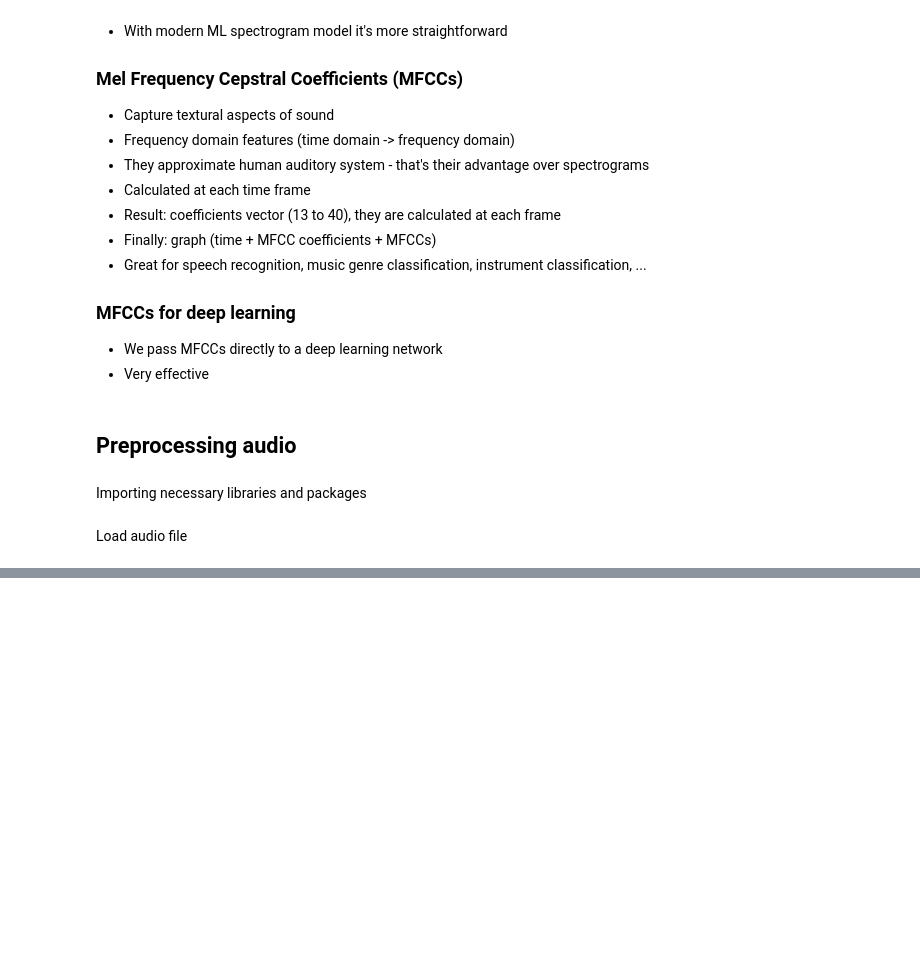
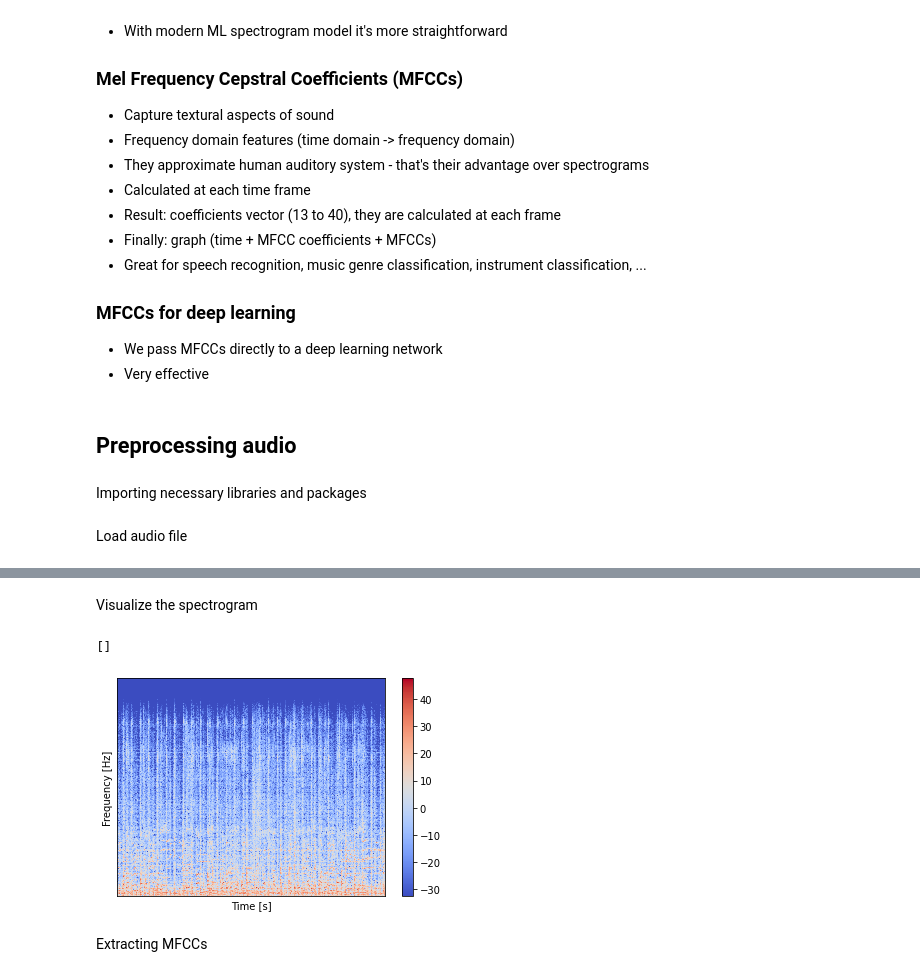
Before and after one commit to marcelbieniek/deep-learning-basics-project, a Jupyter notebook: p1.ipynb, the cells around one changed output, grey strips where cells are left out. Saved outputs shown, nothing was run; the diff lists cells and outputs as text; code cells hidden in the pictures; blank space fills up the shorter version.

```diff
--- a/p1.ipynb
+++ b/p1.ipynb
@@ -71,0 +120,24 @@ Load audio file
+# %%
+# Perform STFT
+n_fft = 2048 # number of samples per FFT, time window to consider when performing a single FFT
+hop_length = 512 # amount we are shifting each fourier transform to the right (slide the interval to the right)
+
+stft = librosa.core.stft(signal, hop_length=hop_length, n_fft=n_fft)
+
+spectrogram = np.abs(stft)
+# %% [markdown]
+Visualize the spectrogram
+# %%
+# calculate log spectrogram (use logarithmic scale)
+log_spectrogram = librosa.amplitude_to_db(spectrogram)
+
+librosa.display.specshow(log_spectrogram, sr=sr, hop_length=hop_length) # heatmap-like graph
+plt.xlabel("Time [s]")
+plt.ylabel("Frequency [Hz]")
+plt.colorbar()
+plt.plot()
+# %% [output]
+[]
+[figure, added]
+# %% [markdown]
+Extracting MFCCs
```
Also changed, not shown: parts of 14 cells of this notebook.
